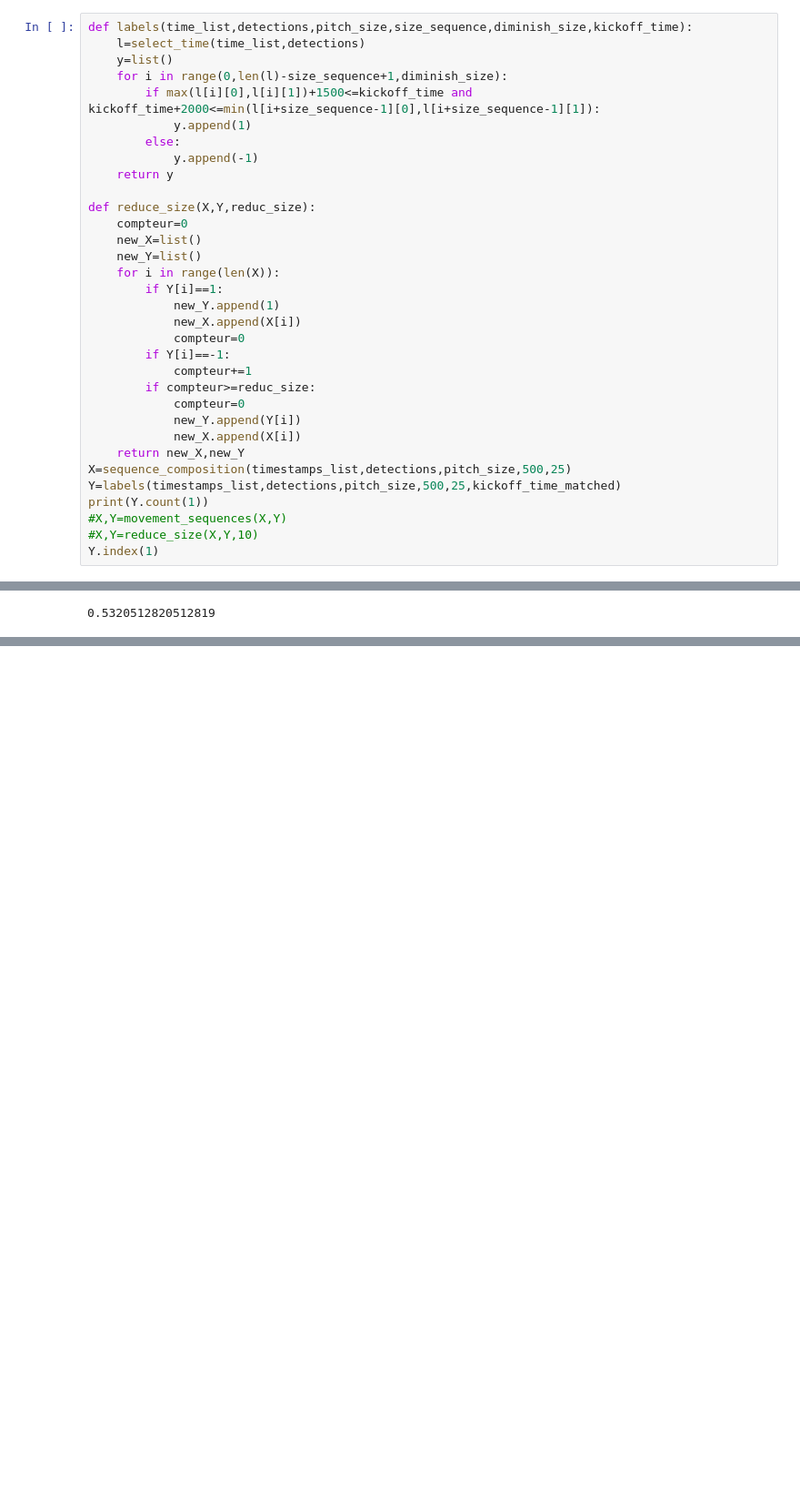
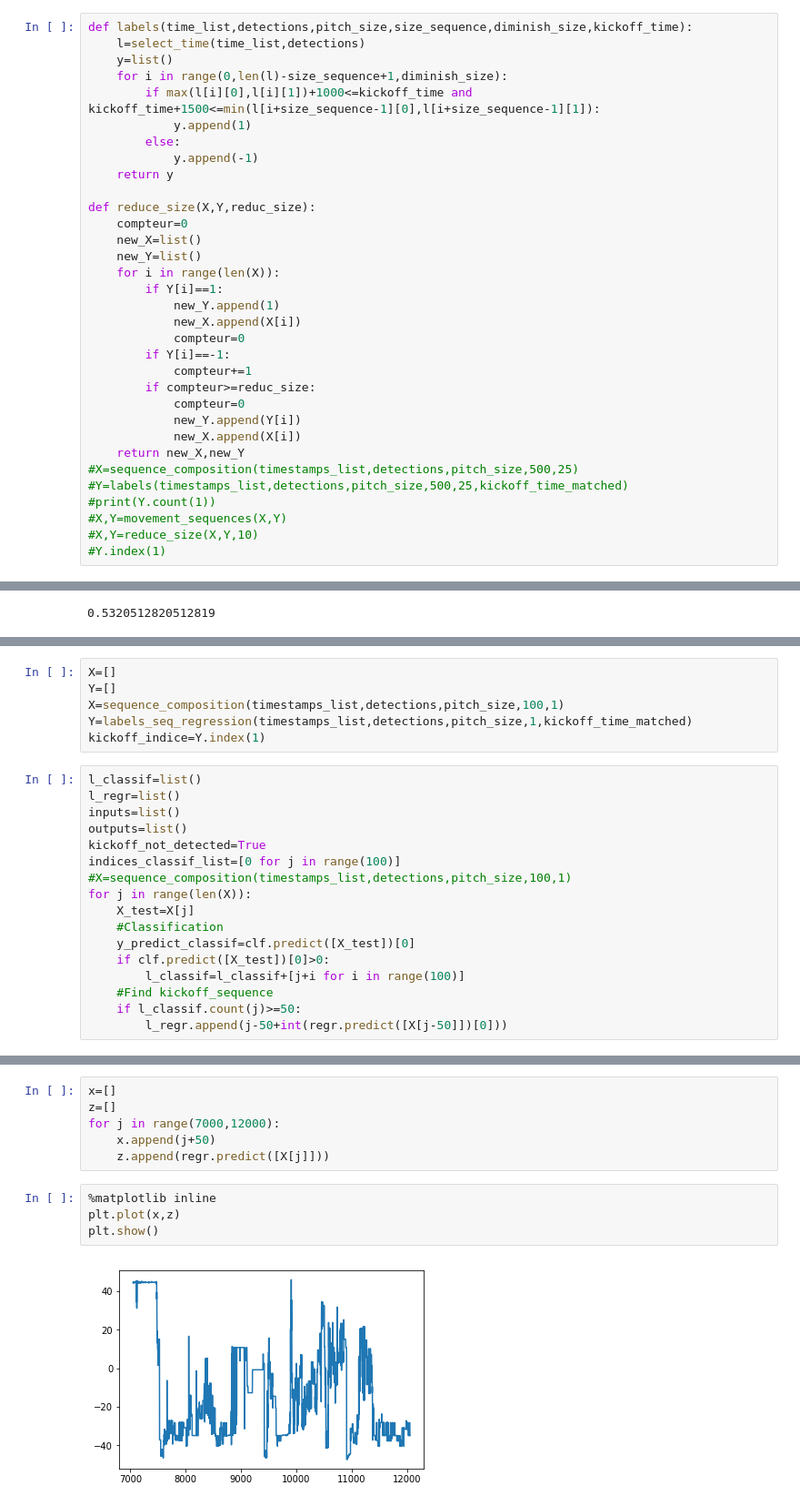
Before and after one commit to alexpacaud/kick-off-detection, a Jupyter notebook: kick_off_alex.ipynb, the cells around one changed output, grey strips where cells are left out. Shown at 91% size. Cells and saved outputs as stored; diff of their text form; blank space fills up the shorter version.

```diff
--- a/kick_off_alex.ipynb
+++ b/kick_off_alex.ipynb
@@ -364,7 +419,7 @@ def labels(time_list,detections,pitch_size,size_sequence,diminish_size,kickoff_t
     l=select_time(time_list,detections)
     y=list()
     for i in range(0,len(l)-size_sequence+1,diminish_size):
-        if max(l[i][0],l[i][1])+1500<=kickoff_time and kickoff_time+2000<=min(l[i+size_sequence-1][0],l[i+size_sequence-1][1]):
+        if max(l[i][0],l[i][1])+1000<=kickoff_time and kickoff_time+1500<=min(l[i+size_sequence-1][0],l[i+size_sequence-1][1]):
             y.append(1)
         else:
             y.append(-1)
@@ -386,9 +441,9 @@ def reduce_size(X,Y,reduc_size):
             new_Y.append(Y[i])
             new_X.append(X[i])
     return new_X,new_Y
-X=sequence_composition(timestamps_list,detections,pitch_size,500,25)
-Y=labels(timestamps_list,detections,pitch_size,500,25,kickoff_time_matched)
-print(Y.count(1))
+#X=sequence_composition(timestamps_list,detections,pitch_size,500,25)
+#Y=labels(timestamps_list,detections,pitch_size,500,25,kickoff_time_matched)
+#print(Y.count(1))
 #X,Y=movement_sequences(X,Y)
 #X,Y=reduce_size(X,Y,10)
-Y.index(1)
+#Y.index(1)
@@ -1042,0 +1636,23 @@ Cross validation time: 0:01:22.743529
+# %%
+X=[]
+Y=[]
+X=sequence_composition(timestamps_list,detections,pitch_size,100,1)
+Y=labels_seq_regression(timestamps_list,detections,pitch_size,1,kickoff_time_matched)
+kickoff_indice=Y.index(1)
+# %%
+l_classif=list()
+l_regr=list()
+inputs=list()
+outputs=list()
+kickoff_not_detected=True
+indices_classif_list=[0 for j in range(100)]
+#X=sequence_composition(timestamps_list,detections,pitch_size,100,1)
+for j in range(len(X)):
+    X_test=X[j]
+    #Classification
+    y_predict_classif=clf.predict([X_test])[0]
+    if clf.predict([X_test])[0]>0:
+        l_classif=l_classif+[j+i for i in range(100)]
+    #Find kickoff_sequence
+    if l_classif.count(j)>=50:
+        l_regr.append(j-50+int(regr.predict([X[j-50]])[0]))
@@ -1042,0 +1663,12 @@ Cross validation time: 0:01:22.743529
+# %%
+x=[]
+z=[]
+for j in range(7000,12000):
+    x.append(j+50)
+    z.append(regr.predict([X[j]]))
+# %%
+%matplotlib inline
+plt.plot(x,z)
+plt.show()
+# %% [output]
+[figure, added]
```
Also changed, not shown: parts of 55 cells of this notebook.
